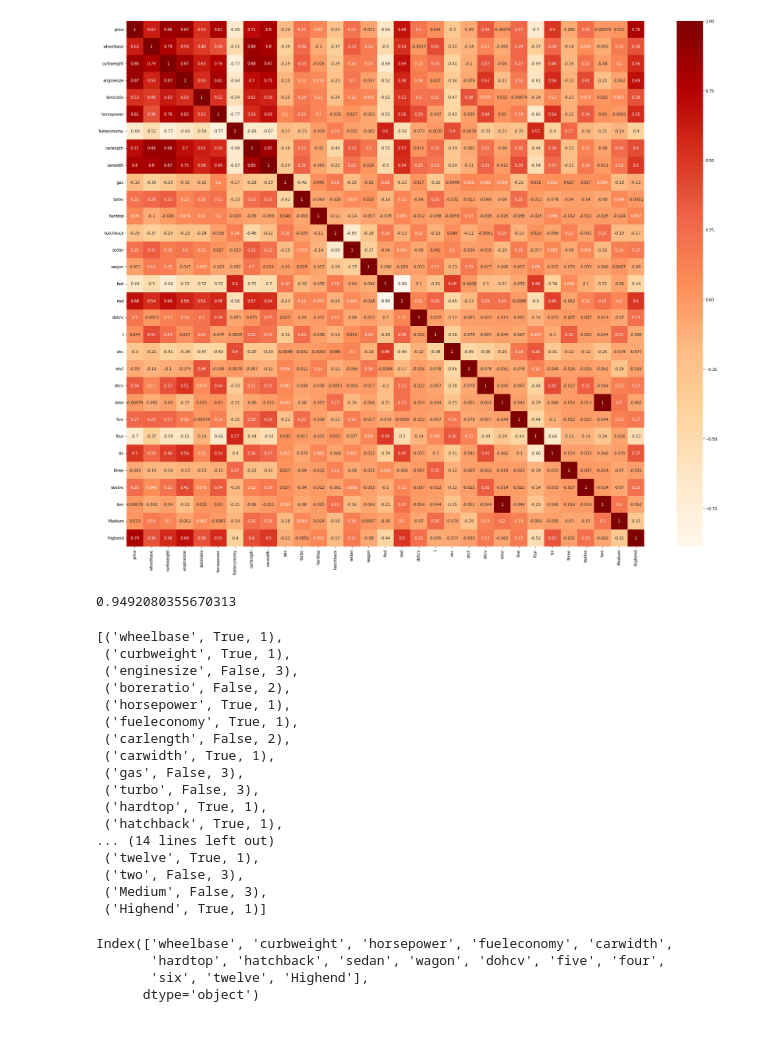
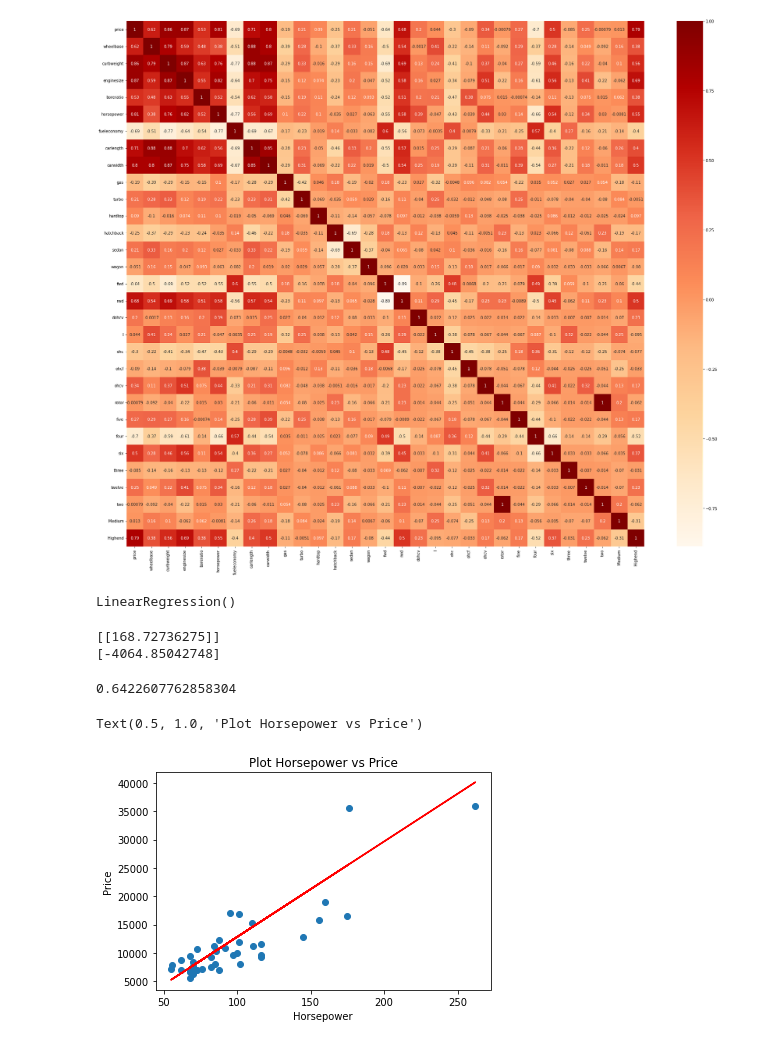
Before and after one commit to ihyamars07/Car-Analysis, a Jupyter notebook: UAS_FIX.ipynb, the cells around one changed output. Saved outputs shown, nothing was run; the diff lists cells and outputs as text; code cells hidden in the pictures.

```diff
--- a/UAS_FIX.ipynb
+++ b/UAS_FIX.ipynb
@@ -379,44 +379,35 @@ sns.heatmap(cd_train.corr(), annot = True, cmap="OrRd")
 plt.show()
 # %% [output]
 [figure]
+# %%
+x = new_cd['horsepower'].values.reshape(-1,1)
+y = new_cd['price'].values.reshape(-1,1)
 # %%
 #Dividing data into X and y variables
-y_train = cd_train.pop('price')
-x_train = cd_train
+x_train, x_test, y_train, y_test = train_test_split(x, y, test_size=0.2)
 # %%
 lm = LinearRegression()
 lm.fit(x_train,y_train)
-rfe = RFE(lm, step = 10)
-rfe = rfe.fit(x_train, y_train)
+# %% [output]
+LinearRegression()
-# %%
-lm.score(x_train, y_train)
-# %% [output]
-0.9492080355670313
 # %%
-list(zip(x_train.columns,rfe.support_,rfe.ranking_))
+print(lm.coef_)
+print(lm.intercept_)
 # %% [output]
-[('wheelbase', True, 1),
- ('curbweight', True, 1),
- ('enginesize', False, 3),
- ('boreratio', False, 2),
- ('horsepower', True, 1),
- ('fueleconomy', True, 1),
- ('carlength', False, 2),
- ('carwidth', True, 1),
- ('gas', False, 3),
- ('turbo', False, 3),
- ('hardtop', True, 1),
- ('hatchback', True, 1),
-... (14 lines left out)
- ('twelve', True, 1),
- ('two', False, 3),
- ('Medium', False, 3),
- ('Highend', True, 1)]
+[[168.72736275]]
+[-4064.85042748]
 # %%
-x_train.columns[rfe.support_]
+lm.score(x_train, y_train)
 # %% [output]
-Index(['wheelbase', 'curbweight', 'horsepower', 'fueleconomy', 'carwidth',
-       'hardtop', 'hatchback', 'sedan', 'wagon', 'dohcv', 'five', 'four',
-       'six', 'twelve', 'Highend'],
-      dtype='object')
+0.6422607762858304
+# %%
+y_prediksi = lm.predict(x_test)
+plt.scatter(x_test, y_test)
+plt.plot(x_test, y_prediksi, c='r')
+plt.xlabel('Horsepower')
+plt.ylabel('Price')
+plt.title('Plot Horsepower vs Price')
+# %% [output]
+Text(0.5, 1.0, 'Plot Horsepower vs Price')
+[figure, added]
 # %%
```
Also changed, not shown: parts of 3 cells of this notebook.
